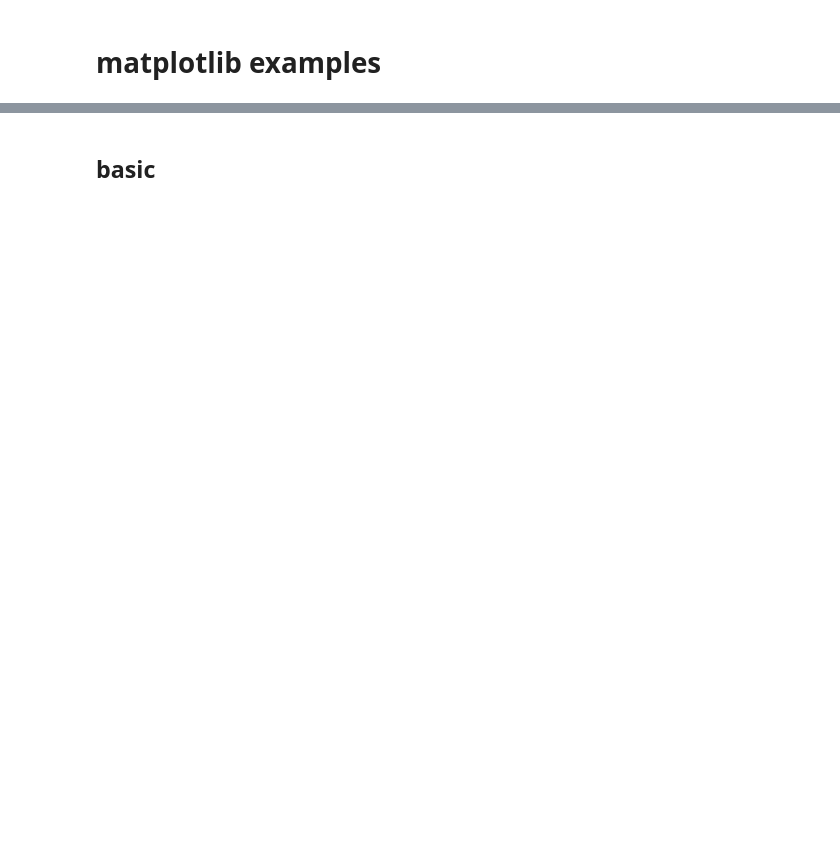
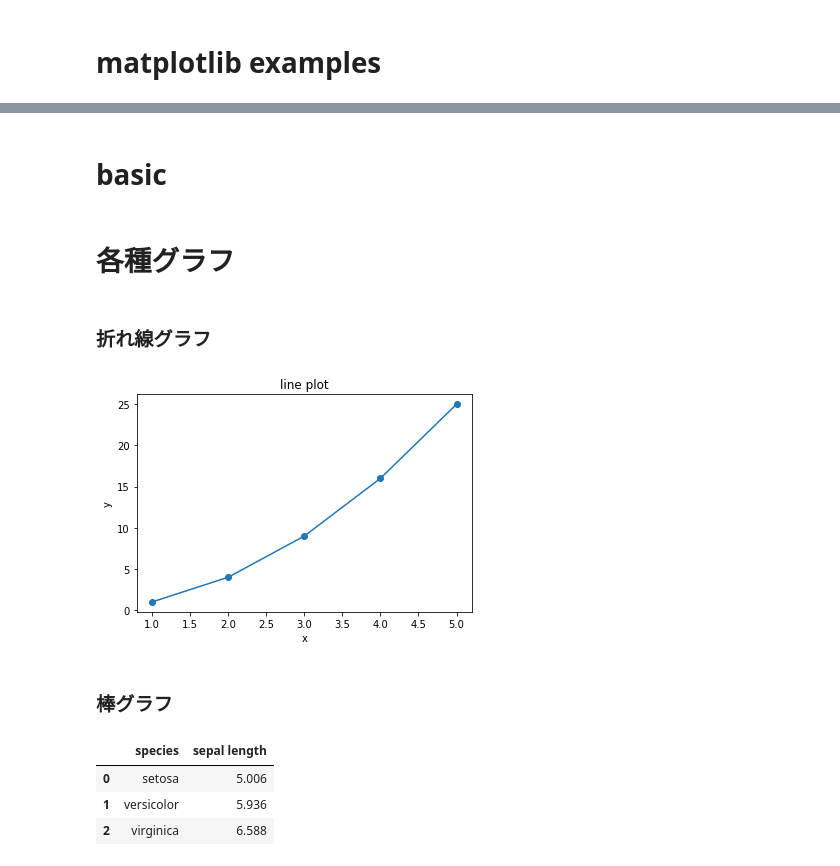
Before and after one commit to nigimitama/python-for-datascience, a Jupyter notebook: matplotlib.ipynb, the cells around one changed output, grey strips where cells are left out. Cells and saved outputs as stored; diff of their text form; code cells hidden in the pictures; blank space fills up the shorter version.

```diff
--- a/matplotlib.ipynb
+++ b/matplotlib.ipynb
@@ -8,2 +27,27 @@ x = [2,3,4,5,6]
 # %% [markdown]
-## basic
+# basic
+# %% [markdown]
+# 各種グラフ
+# %% [markdown]
+### 折れ線グラフ
+# %%
+x = np.array([1,2,3,4,5])
+y = x ** 2
+
+plt.plot(x, y, marker="o")
+plt.xlabel("x")
+plt.ylabel("y")
+plt.title("line plot")
+plt.show()
+# %% [output]
+[figure, added]
+# %% [markdown]
+### 棒グラフ
+# %%
+mean = df.groupby("species")["sepal length"].mean().reset_index()
+mean
+# %% [output]
+|  | species | sepal length |
+| 0 | setosa | 5.006 |
+| 1 | versicolor | 5.936 |
+| 2 | virginica | 6.588 |
```
Also changed, not shown: parts of 18 cells of this notebook.
